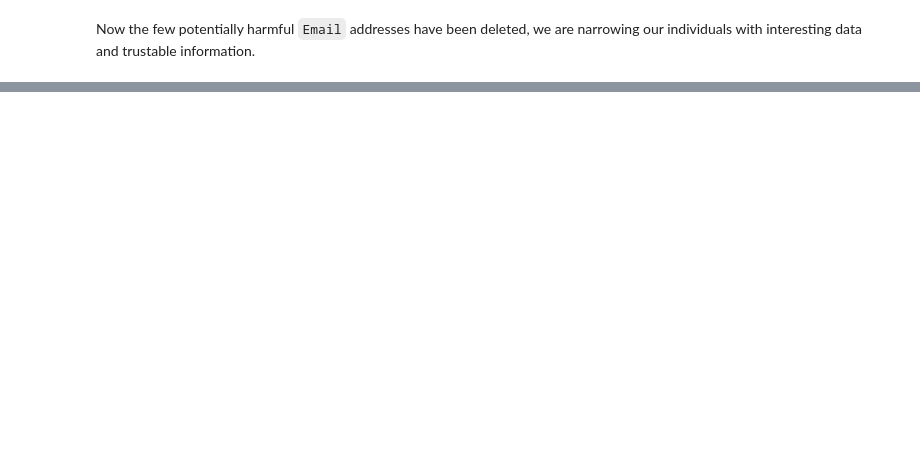
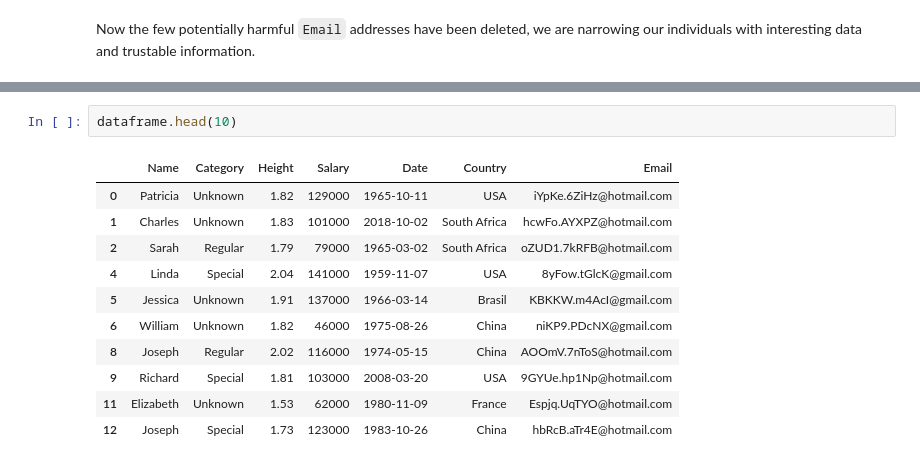
Before and after one commit to QuentinVincenot/data-cleaning, a Jupyter notebook: Data Cleaning.ipynb, the cells around one changed output, grey strips where cells are left out. Saved outputs shown, nothing was run; the diff lists cells and outputs as text; blank space fills up the shorter version.

```diff
--- a/Data Cleaning.ipynb
+++ b/Data Cleaning.ipynb
@@ -308,0 +316,14 @@ Now the few potentially harmful `Email` addresses have been deleted, we are narr
+# %%
+dataframe.head(10)
+# %% [output]
+|  | Name | Category | Height | Salary | Date | Country | Email |
+| 0 | Patricia | Unknown | 1.82 | 129000 | 1965-10-11 | USA | iYpKe.6ZiHz@hotmail.com |
+| 1 | Charles | Unknown | 1.83 | 101000 | 2018-10-02 | South Africa | hcwFo.AYXPZ@hotmail.com |
+| 2 | Sarah | Regular | 1.79 | 79000 | 1965-03-02 | South Africa | oZUD1.7kRFB@hotmail.com |
+| 4 | Linda | Special | 2.04 | 141000 | 1959-11-07 | USA | 8yFow.tGlcK@gmail.com |
+| 5 | Jessica | Unknown | 1.91 | 137000 | 1966-03-14 | Brasil | KBKKW.m4AcI@gmail.com |
+| 6 | William | Unknown | 1.82 | 46000 | 1975-08-26 | China | niKP9.PDcNX@gmail.com |
+| 8 | Joseph | Regular | 2.02 | 116000 | 1974-05-15 | China | AOOmV.7nToS@hotmail.com |
+| 9 | Richard | Special | 1.81 | 103000 | 2008-03-20 | USA | 9GYUe.hp1Np@hotmail.com |
+| 11 | Elizabeth | Unknown | 1.53 | 62000 | 1980-11-09 | France | Espjq.UqTYO@hotmail.com |
+| 12 | Joseph | Special | 1.73 | 123000 | 1983-10-26 | China | hbRcB.aTr4E@hotmail.com |
```
Also changed, not shown: parts of 21 cells of this notebook, 1 other file.
